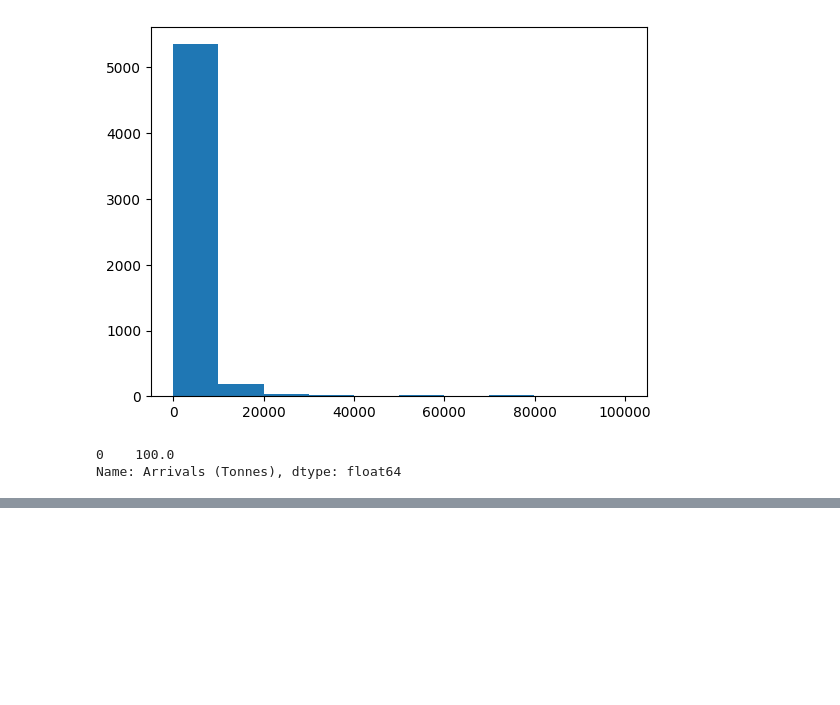
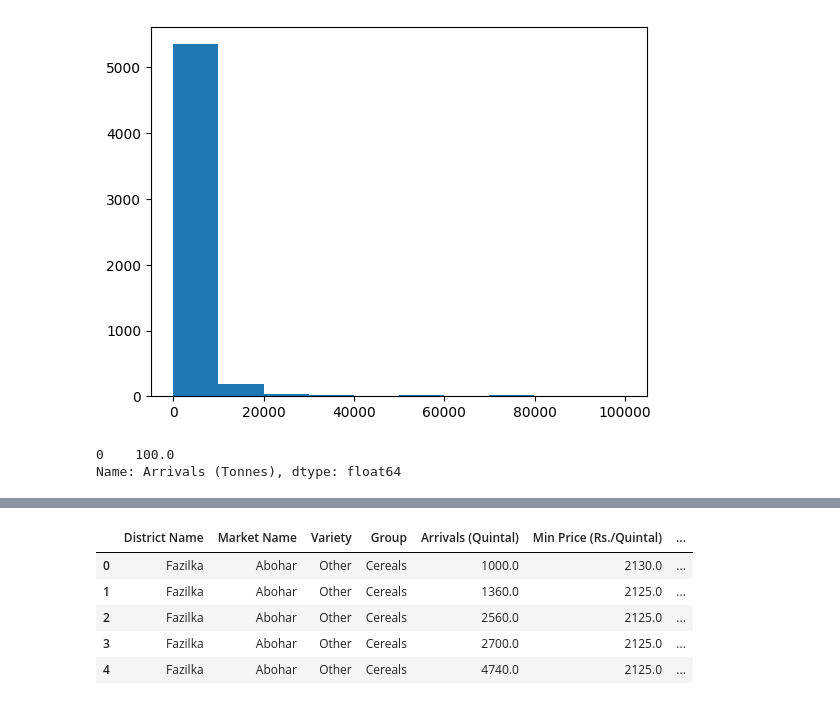
Before and after one commit to akshayerk12/Agri_data_work, a Jupyter notebook: Data Cleaning.ipynb, the cells around one changed output, grey strips where cells are left out. Drawn from its saved outputs; the diff is of its cells as text; code cells hidden in the pictures; blank space fills up the shorter version.

```diff
--- a/Data Cleaning.ipynb
+++ b/Data Cleaning.ipynb
@@ -101,0 +161,11 @@ Name: Arrivals (Tonnes), dtype: float64
+# %%
+dc.apply_func(df, 'Arrivals (Tonnes)', dc.tonne_to_quintal) #convert the Arrivals in Tonnes to Quintal
+dc.col_rename('Arrivals (Tonnes)', 'Arrivals (Quintal)')
+df.head()
+# %% [output]
+|  | District Name | Market Name | Variety | Group | Arrivals (Quintal) | Min Price (Rs./Quintal) | ... |
+| 0 | Fazilka | Abohar | Other | Cereals | 1000.0 | 2130.0 | ... |
+| 1 | Fazilka | Abohar | Other | Cereals | 1360.0 | 2125.0 | ... |
+| 2 | Fazilka | Abohar | Other | Cereals | 2560.0 | 2125.0 | ... |
+| 3 | Fazilka | Abohar | Other | Cereals | 2700.0 | 2125.0 | ... |
+| 4 | Fazilka | Abohar | Other | Cereals | 4740.0 | 2125.0 | ... |
```
Also changed, not shown: parts of 5 cells of this notebook.
